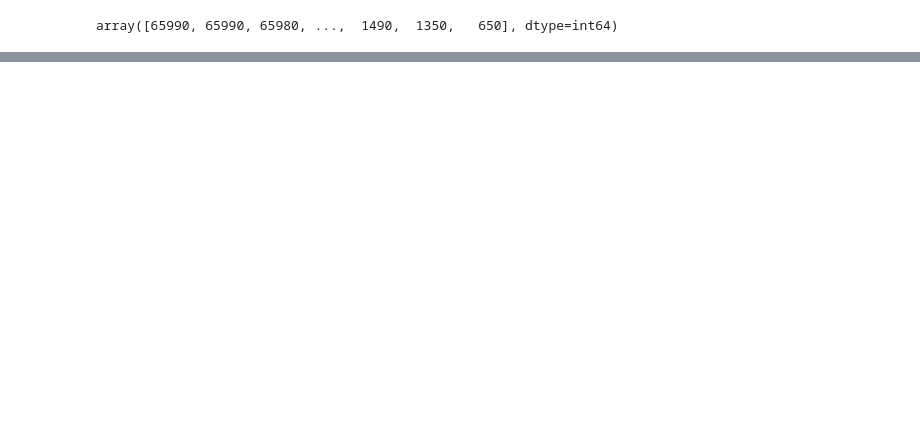
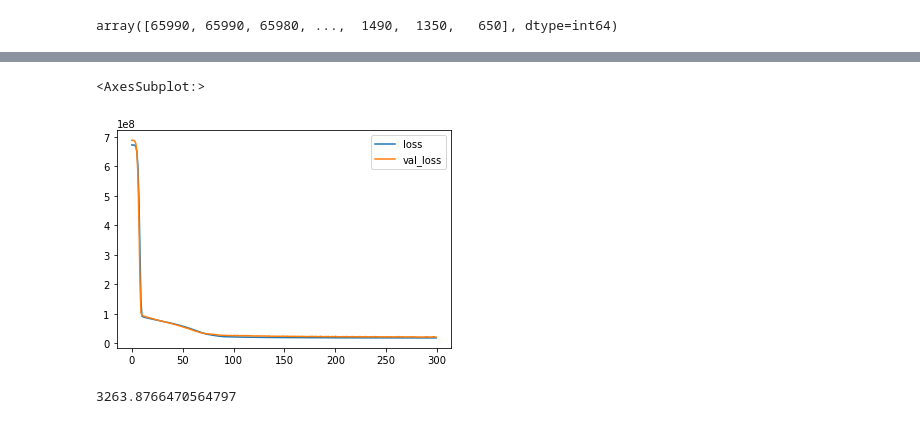
Before and after one commit to ghyathmoussa/python_scripts, a Jupyter notebook: ML_BTK/Car Analysis.ipynb, the cells around one changed output, grey strips where cells are left out. Cells and saved outputs as stored; diff of their text form; code cells hidden in the pictures; blank space fills up the shorter version.

```diff
--- a/ML_BTK/Car Analysis.ipynb
+++ b/ML_BTK/Car Analysis.ipynb
@@ -166,0 +157,20 @@ array([[' CL Class', 2016, 8008, ..., 20, 67.3, 2.1],
+# %%
+from sklearn.preprocessing import MinMaxScaler
+scaler = MinMaxScaler()
+X_train = scaler.fit_transform(X_train)
+X_test = scaler.fit_transform(X_test)
+# %%
+from tensorflow.keras.models import Sequential
+from tensorflow.keras.layers import Dense
+
+model = Sequential()
+model.add(Dense(12,activation='relu'))
+model.add(Dense(12,activation='relu'))
+model.add(Dense(12,activation='relu'))
+model.add(Dense(12,activation='relu'))
+model.add(Dense(12,activation='relu'))
+
+model.add(Dense(1))
+model.compile(optimizer='adam',loss='mse')
+# %%
+model.fit(X_train,Y_train,validation_data=(X_test,Y_test),batch_size=250,epochs=300)
@@ -166,0 +196,2 @@ array([[' CL Class', 2016, 8008, ..., 20, 67.3, 2.1],
+# %%
+loss_val_data = pd.DataFrame(model.history.history)
@@ -166,0 +207,13 @@ array([[' CL Class', 2016, 8008, ..., 20, 67.3, 2.1],
+# %%
+loss_val_data.plot()
+# %% [output]
+<AxesSubplot:>
+[figure, added]
+# %%
+from sklearn.metrics import mean_squared_error,mean_absolute_error
+
+predict_arr = model.predict(X_test)
+
+mean_absolute_error(Y_test,predict_arr)
+# %% [output]
+3263.8766470564797
```
Also changed, not shown: parts of 8 cells of this notebook, 1 other file.
